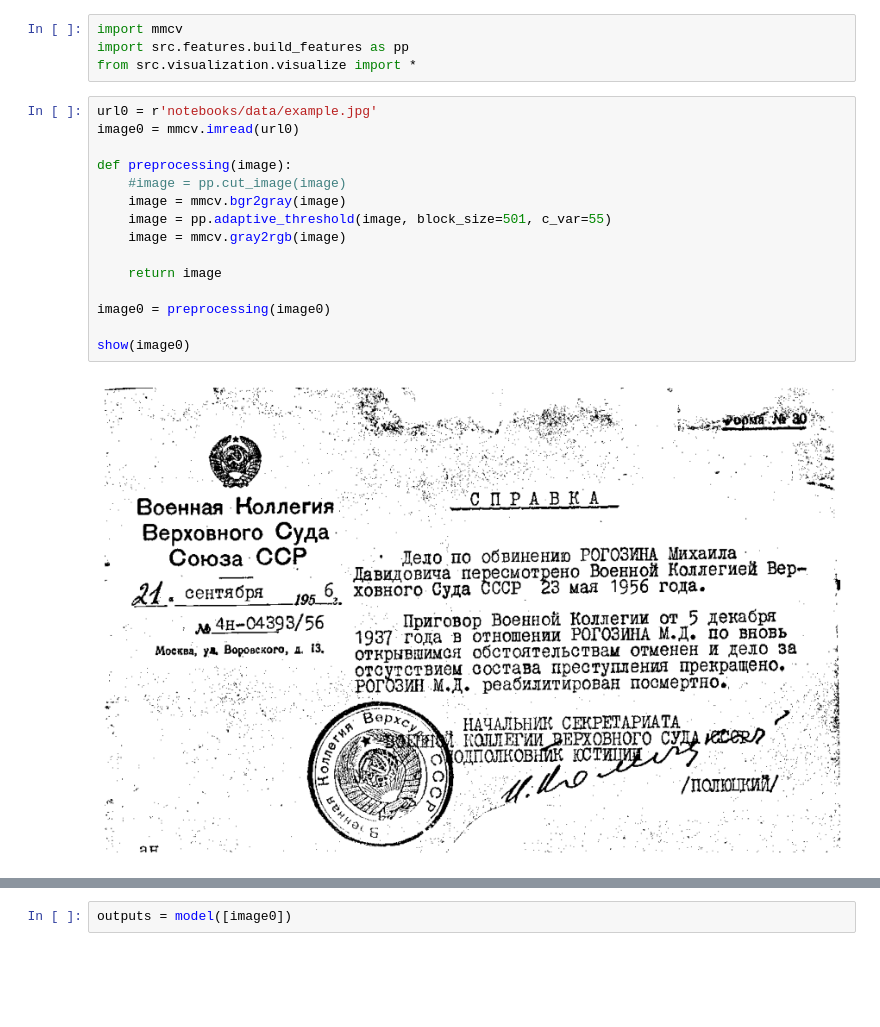
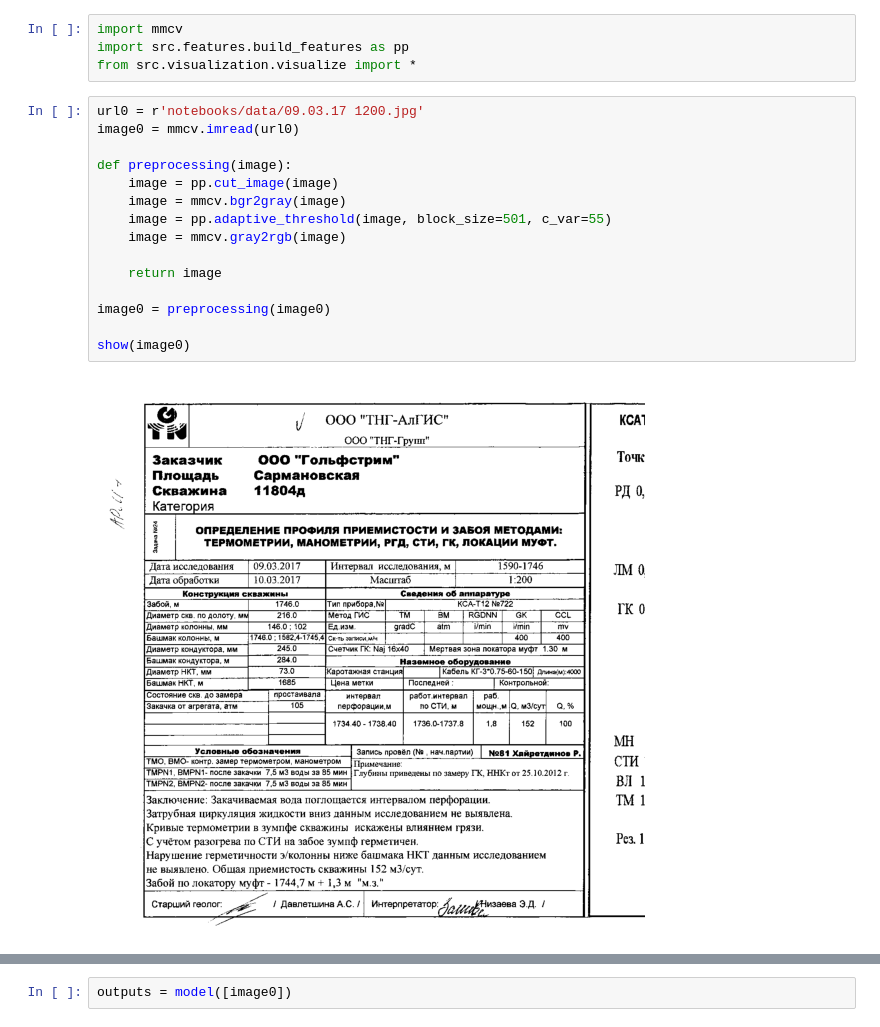
Before and after one commit to dimkablin/carrotOCR, a Jupyter notebook: notebooks/OCR_pytesseract.ipynb, the cells around one changed output, grey strips where cells are left out. Drawn from its saved outputs; the diff is of its cells as text; blank space fills up the shorter version.

```diff
--- a/notebooks/OCR_pytesseract.ipynb
+++ b/notebooks/OCR_pytesseract.ipynb
@@ -9,22 +9,22 @@ import mmcv
 import src.features.build_features as pp
 from src.visualization.visualize import *
 # %%
-url0 = r'notebooks/data/example.jpg'
+url0 = r'notebooks/data/09.03.17 1200.jpg'
 image0 = mmcv.imread(url0)
 
 def preprocessing(image):
-    #image = pp.cut_image(image)
+    image = pp.cut_image(image)
     image = mmcv.bgr2gray(image)
     image = pp.adaptive_threshold(image, block_size=501, c_var=55)
     image = mmcv.gray2rgb(image)
 
     return image
 
 image0 = preprocessing(image0)
 
 show(image0)
 # %% [output]
-[figure, old version]
+[figure, new version]
 # %%
 from src.models.ocr import OCRModelFactory
 
```
Also changed, not shown: parts of 3 cells of this notebook, 6 other files.
